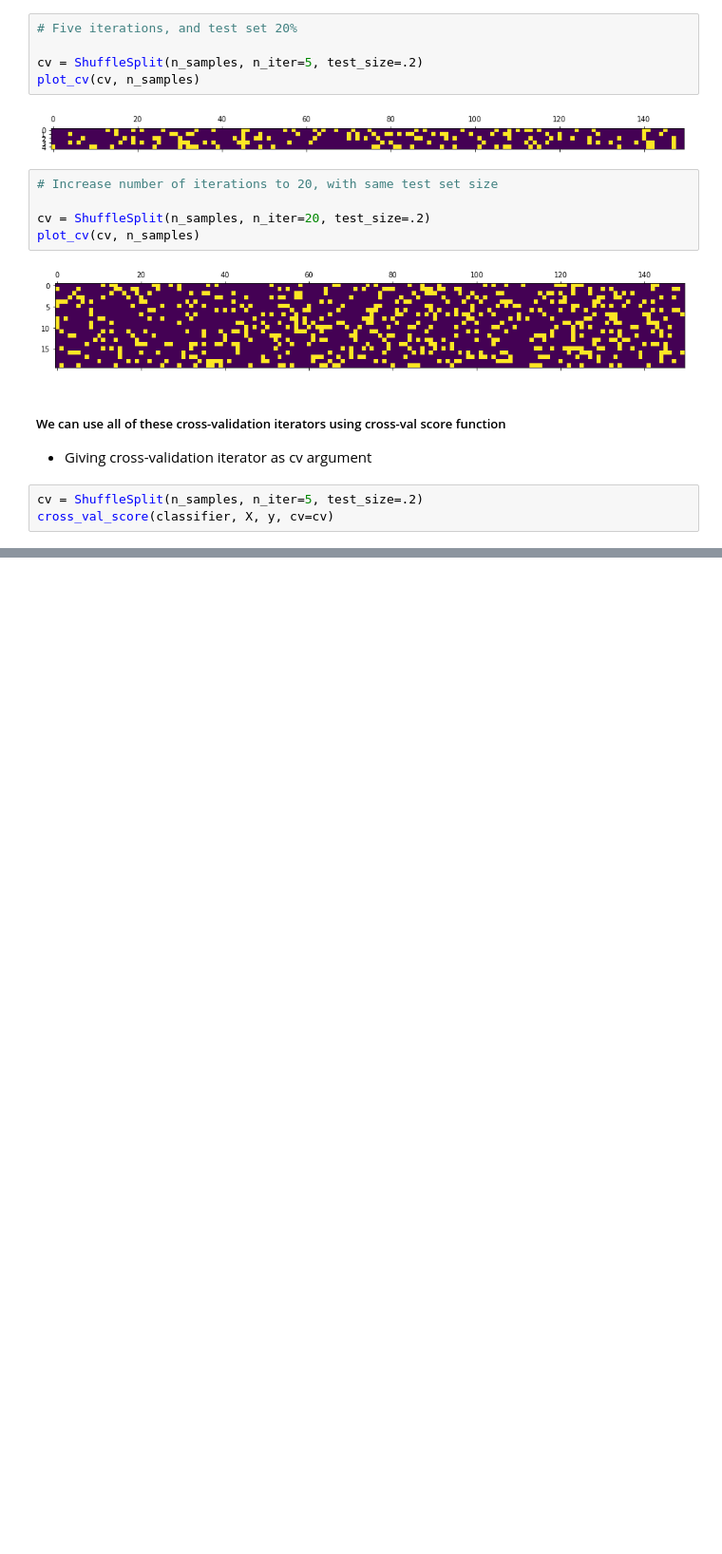
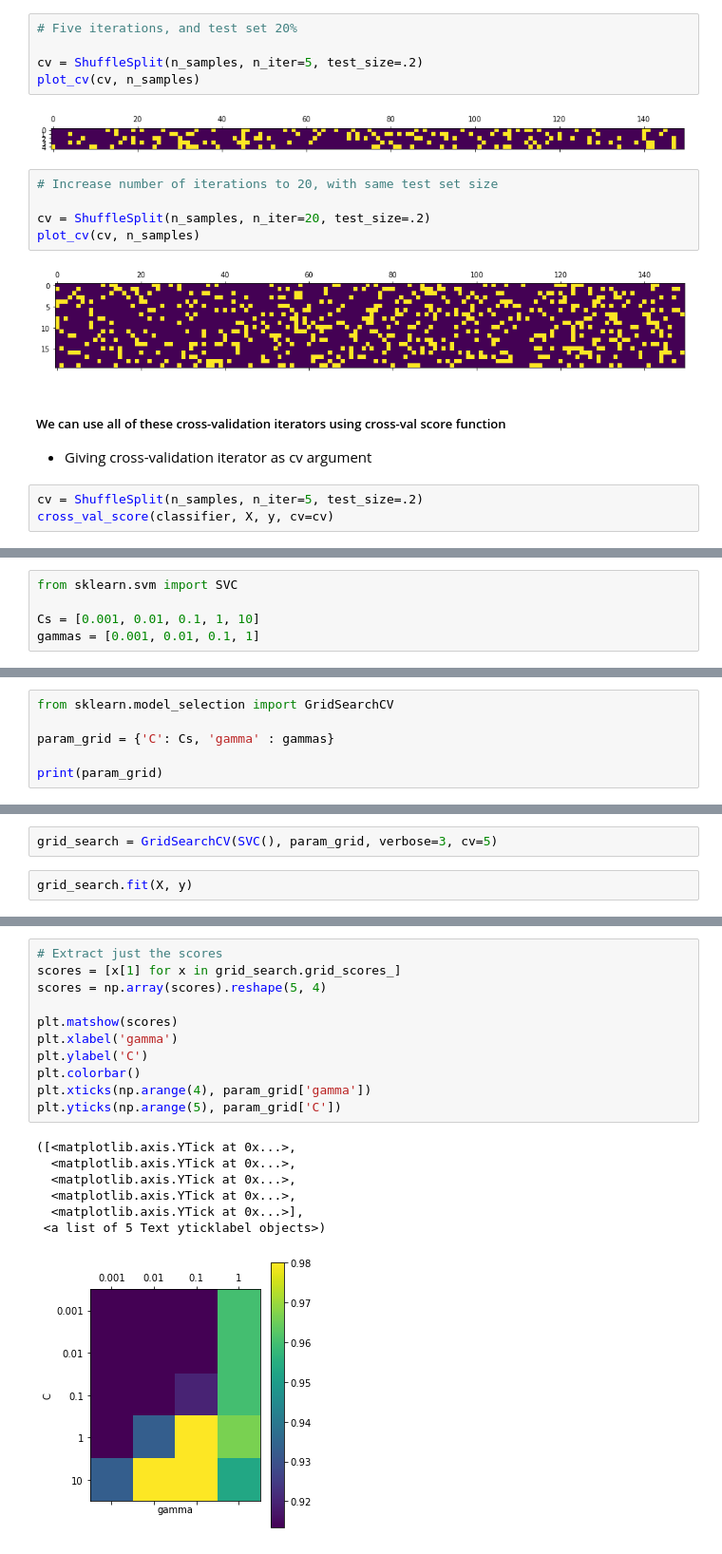
Before and after one commit to smshiverick/intro_machine_learning, a Jupyter notebook: AML_SKL 05 Cross-Validation.ipynb, the cells around one changed output, grey strips where cells are left out. Shown at 95% size. Drawn from its saved outputs; the diff is of its cells as text; blank space fills up the shorter version.

```diff
--- a/AML_SKL 05 Cross-Validation.ipynb
+++ b/AML_SKL 05 Cross-Validation.ipynb
@@ -168,0 +182,5 @@ cross_val_score(classifier, X, y, cv=cv)
+# %%
+from sklearn.svm import SVC
+
+Cs = [0.001, 0.01, 0.1, 1, 10]
+gammas = [0.001, 0.01, 0.1, 1]
@@ -168,0 +225,6 @@ cross_val_score(classifier, X, y, cv=cv)
+# %%
+from sklearn.model_selection import GridSearchCV
+
+param_grid = {'C': Cs, 'gamma' : gammas}
+
+print(param_grid)
@@ -168,0 +233,4 @@ cross_val_score(classifier, X, y, cv=cv)
+# %%
+grid_search = GridSearchCV(SVC(), param_grid, verbose=3, cv=5)
+# %%
+grid_search.fit(X, y)
@@ -168,0 +300,19 @@ cross_val_score(classifier, X, y, cv=cv)
+# %%
+# Extract just the scores
+scores = [x[1] for x in grid_search.grid_scores_]
+scores = np.array(scores).reshape(5, 4)
+
+plt.matshow(scores)
+plt.xlabel('gamma')
+plt.ylabel('C')
+plt.colorbar()
+plt.xticks(np.arange(4), param_grid['gamma'])
+plt.yticks(np.arange(5), param_grid['C'])
+# %% [output]
+([<matplotlib.axis.YTick at 0x...>,
+  <matplotlib.axis.YTick at 0x...>,
+  <matplotlib.axis.YTick at 0x...>,
+  <matplotlib.axis.YTick at 0x...>,
+  <matplotlib.axis.YTick at 0x...>],
+ <a list of 5 Text yticklabel objects>)
+[figure, added]
```
Also changed, not shown: parts of 20 cells of this notebook.
